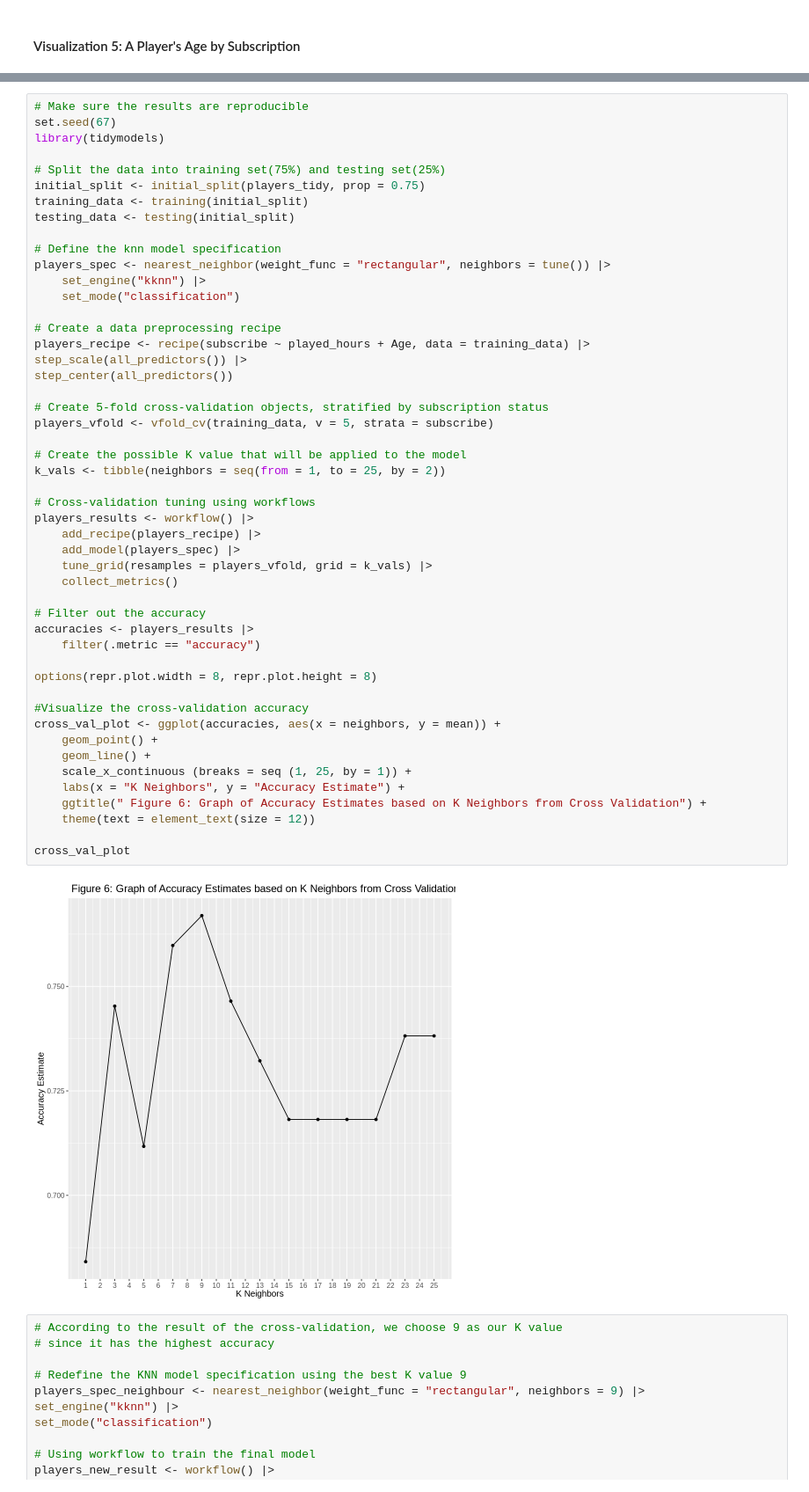
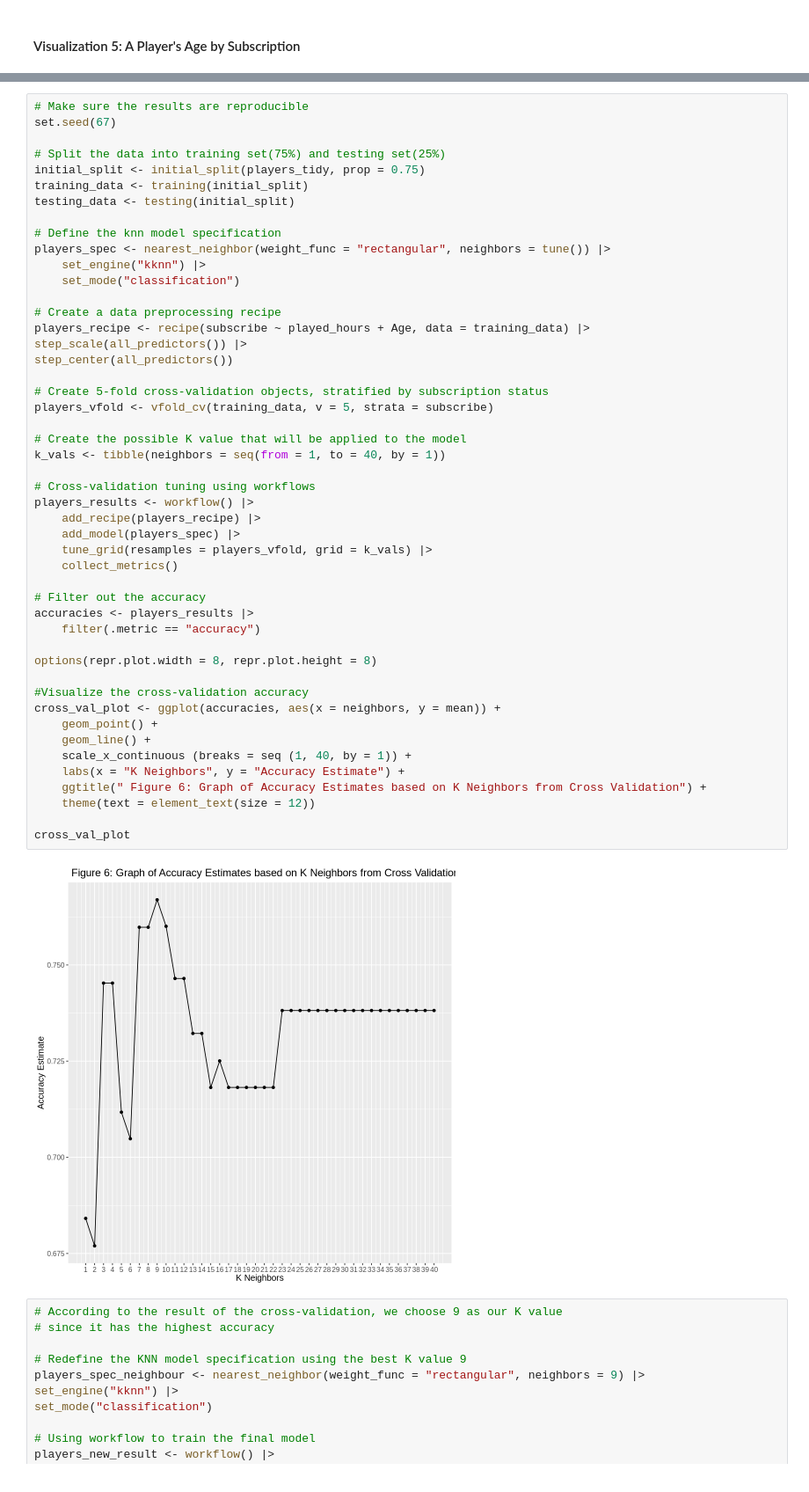
Before and after one commit to crowbirdy/project-003-29, a Jupyter notebook: Final_project.ipynb, the cells around one changed output, grey strips where cells are left out. Shown at 88% size. Drawn from its saved outputs; the diff is of its cells as text.

```diff
--- a/Final_project.ipynb
+++ b/Final_project.ipynb
@@ -203,7 +228,6 @@ age_plot
 # %%
 # Make sure the results are reproducible
 set.seed(67)
-library(tidymodels)
 
 # Split the data into training set(75%) and testing set(25%)
 initial_split <- initial_split(players_tidy, prop = 0.75)
@@ -221,36 +245,36 @@ step_scale(all_predictors()) |>
 step_center(all_predictors())
 
 # Create 5-fold cross-validation objects, stratified by subscription status
 players_vfold <- vfold_cv(training_data, v = 5, strata = subscribe)
 
 # Create the possible K value that will be applied to the model
-k_vals <- tibble(neighbors = seq(from = 1, to = 25, by = 2))
+k_vals <- tibble(neighbors = seq(from = 1, to = 40, by = 1))
 
 # Cross-validation tuning using workflows
 players_results <- workflow() |>
     add_recipe(players_recipe) |>
     add_model(players_spec) |>
     tune_grid(resamples = players_vfold, grid = k_vals) |>
     collect_metrics()
 
 # Filter out the accuracy
 accuracies <- players_results |>
     filter(.metric == "accuracy")
 
 options(repr.plot.width = 8, repr.plot.height = 8)
 
 #Visualize the cross-validation accuracy
 cross_val_plot <- ggplot(accuracies, aes(x = neighbors, y = mean)) +
     geom_point() +
     geom_line() +
-    scale_x_continuous (breaks = seq (1, 25, by = 1)) +
+    scale_x_continuous (breaks = seq (1, 40, by = 1)) +
     labs(x = "K Neighbors", y = "Accuracy Estimate") +
     ggtitle(" Figure 6: Graph of Accuracy Estimates based on K Neighbors from Cross Validation") +
     theme(text = element_text(size = 12))
 
 cross_val_plot
 # %% [output]
-[figure, old version]
+[figure, new version]
 # %%
 # According to the result of the cross-validation, we choose 9 as our K value
 # since it has the highest accuracy
```
Also changed, not shown: parts of 7 cells of this notebook.
